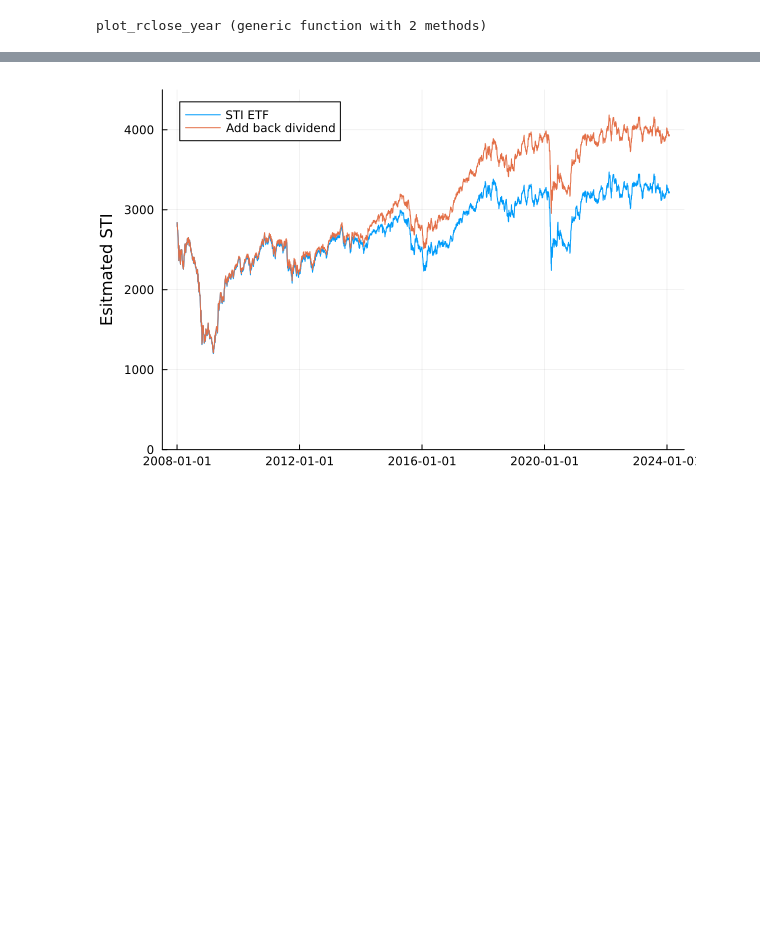
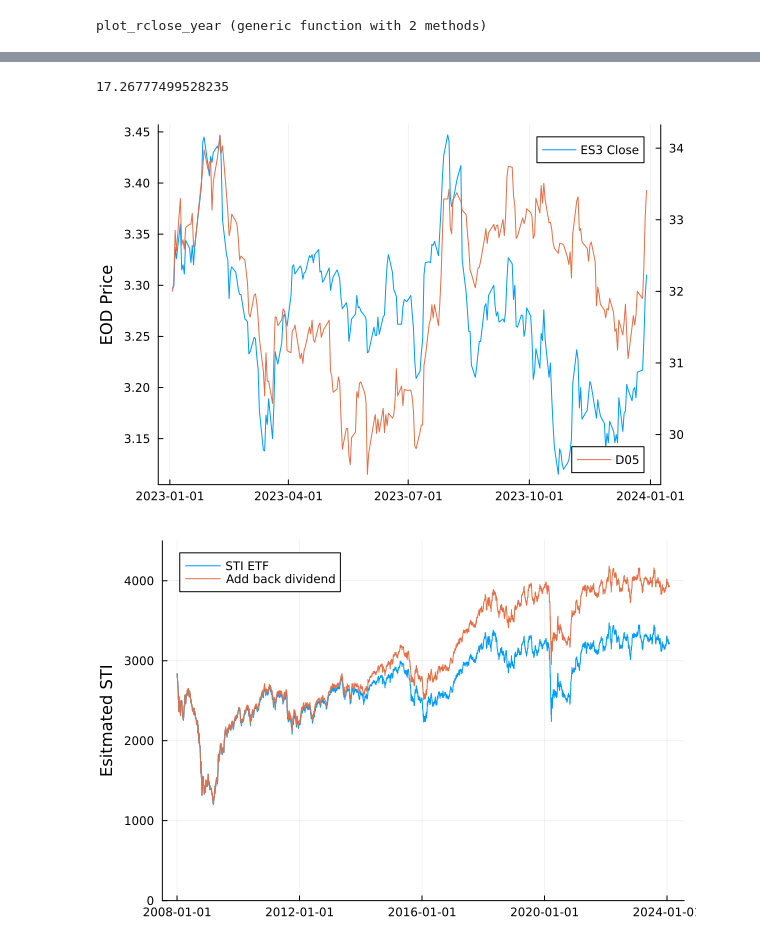
Before and after one commit to Wuvist/sgx3000, a Jupyter notebook: try.ipynb, the cells around one changed output, grey strips where cells are left out. Drawn from its saved outputs; the diff is of its cells as text; code cells hidden in the pictures; blank space fills up the shorter version.

```diff
--- a/try.ipynb
+++ b/try.ipynb
@@ -27,6 +27,9 @@ function fetch_with_rclose(ticker::String, year::Int, duration::Int=1)
     df = CSV.read("data/" * ticker * ".csv", DataFrame)
     df = df[string(year)*"-01-01".<df.Date.<string(year + duration)*"-01-01", :]
     df[:, :RClose] = copy(df.Close)
+    d = Date.(SubString.(df.Date, 1, 10))
+    select!(df, Not(:Date))
+    df[:, :Date] = d
 
     delta = 0
     last_dividend = 1
@@ -67,0 +67,3 @@ plot_rclose_year("S68", 2019, 14)
+# %%
+es3 = fetch_with_rclose("ES3", 2019, 5)
+d05 = fetch_with_rclose("D05", 2019, 5)
@@ -68,3 +120,14 @@ plot_rclose_year("S68", 2019, 14)
+# %%
+# cov(es3_2.RClose_last, d05_2.RClose_last) - cov(es3_2.RClose_last, d05_2.Close_last)
+cov(es3_2.Close_last, d05_2.Close_last) / var(es3_2.Close_last)
+# %% [output]
+17.26777499528235
+# %%
+# plot_rclose_year("ES3", 2023)
+plot(Date.(SubString.(es3.Date, 1, 10)), es3.Close, label="ES3 Close", ylabel="EOD Price")
+plot!(twinx(), Date.(SubString.(d05.Date, 1, 10)), d05.Close, label="D05", color=c2)
+# %% [output]
+[figure, added]
 # %%
 sti = last(CSV.read("sti_data.csv", DataFrame), 4033)
 es3 = CSV.read("data/ES3.csv", DataFrame)
```
Also changed, not shown: parts of 3 cells of this notebook.
